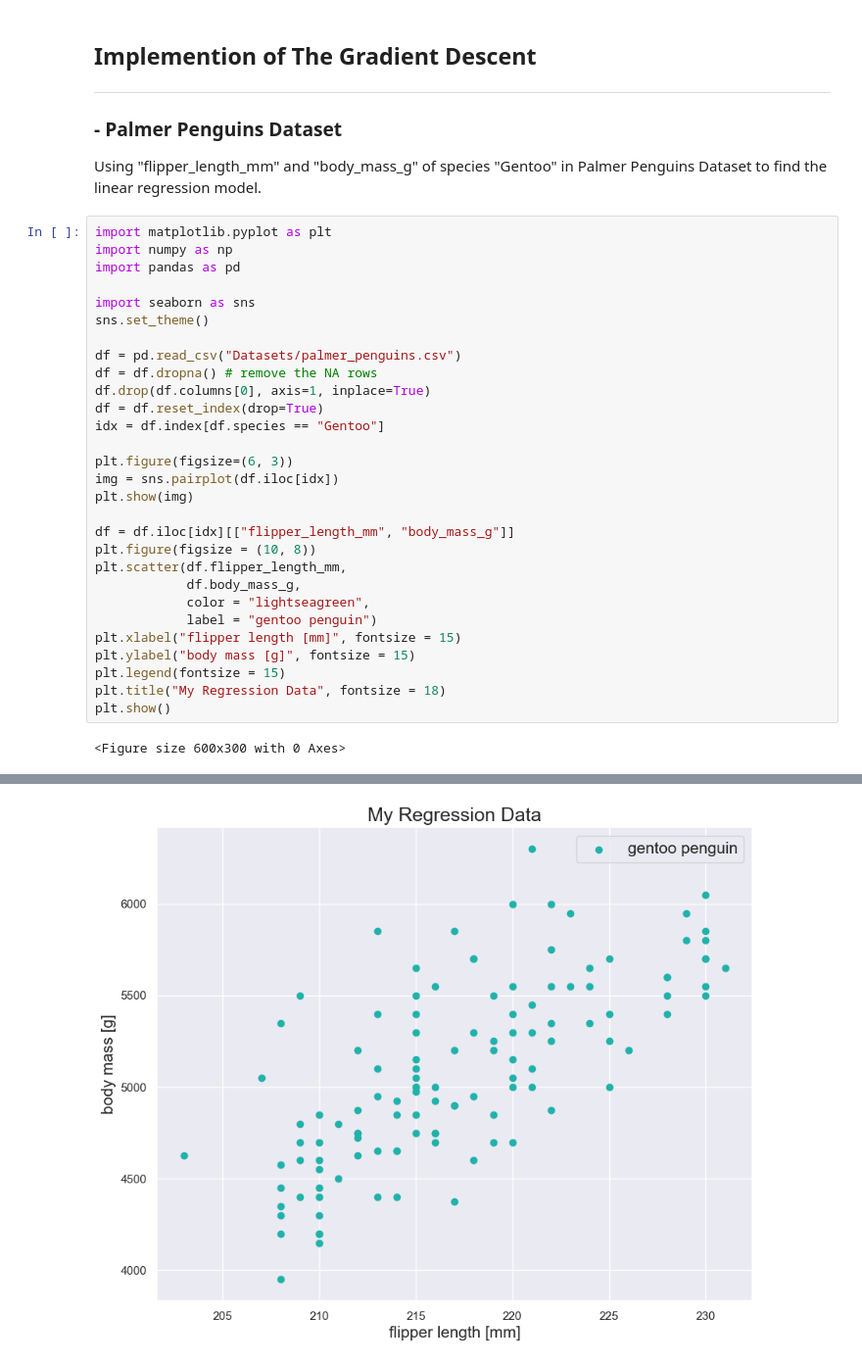
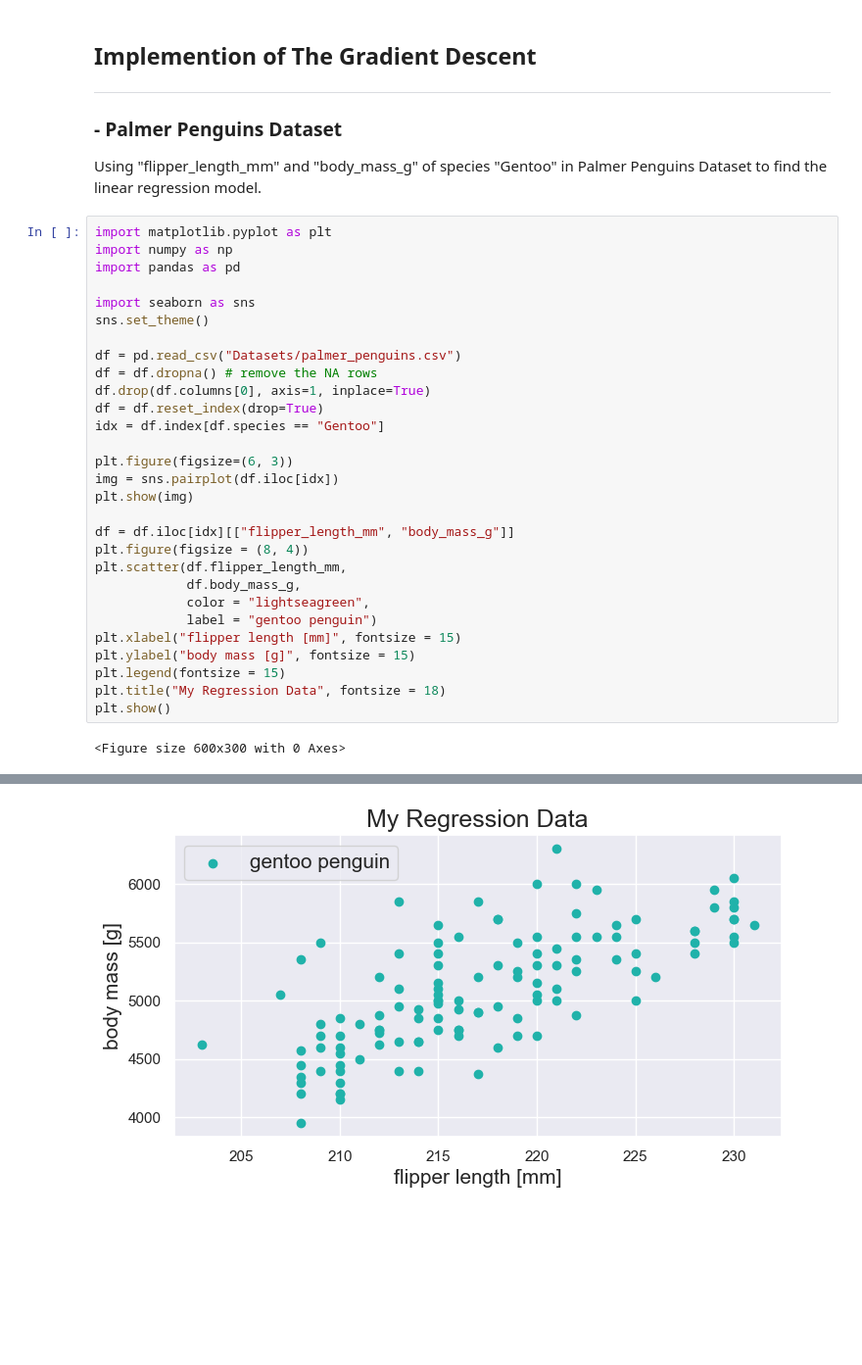
Before and after one commit to Kay-zttang/ML-Course-Notes, a Jupyter notebook: Lec4_The_Gradient_Descent/The_Gradient_Descent.ipynb, the cells around one changed output, grey strips where cells are left out. Shown at 98% size. Saved outputs shown, nothing was run; the diff lists cells and outputs as text; blank space fills up the shorter version.

```diff
--- a/Lec4_The_Gradient_Descent/The_Gradient_Descent.ipynb
+++ b/Lec4_The_Gradient_Descent/The_Gradient_Descent.ipynb
@@ -9,32 +9,32 @@ Using "flipper_length_mm" and "body_mass_g" of species "Gentoo" in Palmer Pengui
 import matplotlib.pyplot as plt
 import numpy as np
 import pandas as pd
 
 import seaborn as sns
 sns.set_theme()
 
 df = pd.read_csv("Datasets/palmer_penguins.csv")
 df = df.dropna() # remove the NA rows
 df.drop(df.columns[0], axis=1, inplace=True)
 df = df.reset_index(drop=True)
 idx = df.index[df.species == "Gentoo"]
 
 plt.figure(figsize=(6, 3))
 img = sns.pairplot(df.iloc[idx])
 plt.show(img)
 
 df = df.iloc[idx][["flipper_length_mm", "body_mass_g"]]
-plt.figure(figsize = (10, 8))
+plt.figure(figsize = (8, 4))
 plt.scatter(df.flipper_length_mm,
             df.body_mass_g,
             color = "lightseagreen",
             label = "gentoo penguin")
 plt.xlabel("flipper length [mm]", fontsize = 15)
 plt.ylabel("body mass [g]", fontsize = 15)
 plt.legend(fontsize = 15)
 plt.title("My Regression Data", fontsize = 18)
 plt.show()
 # %% [output]
 <Figure size 600x300 with 0 Axes>
 [figure]
-[figure, old version]
+[figure, new version]
```
